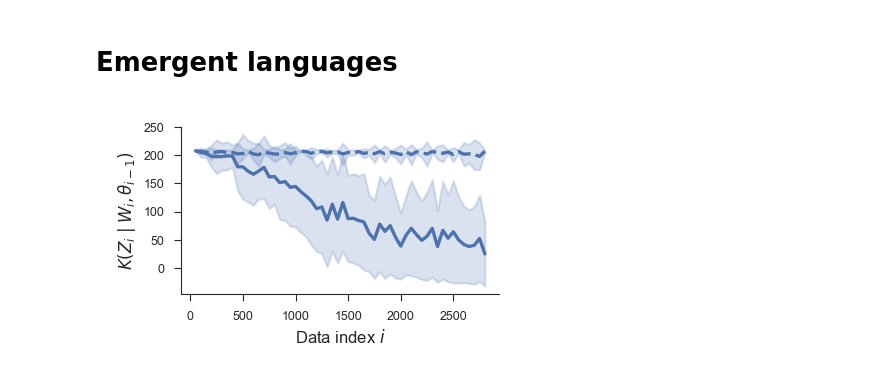
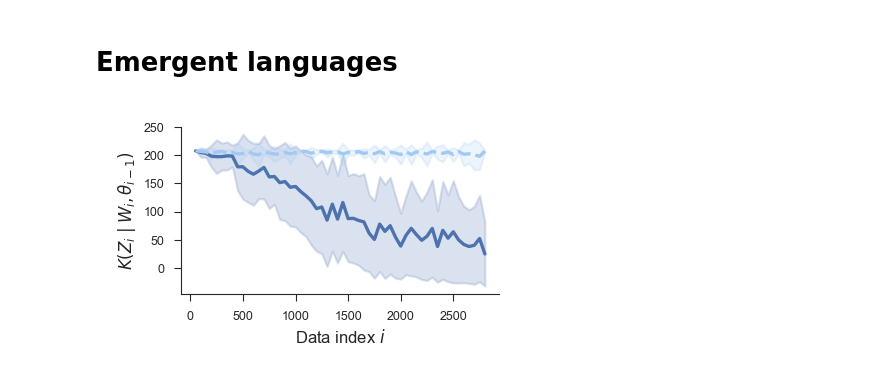
Before and after one commit to EricElmoznino/complexity_compositionality, a Jupyter notebook: papers/idea_preprint/notebook.ipynb, the cells around one changed output. Cells and saved outputs as stored; diff of their text form; code cells hidden in the pictures.

Commit message:
Slightly edited plot

```diff
--- a/papers/idea_preprint/notebook.ipynb
+++ b/papers/idea_preprint/notebook.ipynb
@@ -593,22 +593,24 @@ data_results["reset"] = ~data_results["data_dir"].str.contains("no-resets")
 # %%
 fig, ax = plt.subplots(figsize=(2, 1.2))
 
 sns.lineplot(
     data=data_curve,
     x="data encoded",
     y="K/K(interval i)",
+    hue="reset",
+    hue_order=[True, False],
+    palette=[sns.color_palette()[0], sns.color_palette("pastel")[0]],
     style="reset",
+    style_order=[True, False],
     errorbar="sd",
-    style_order=[True, False],
-    color=sns.color_palette()[0],
     ax=ax,
 )
 
 ax.set(xlabel="Data index $i$", ylabel=r"$K(Z_i\; |\; W_i, \theta_{i-1})$")
 
 ax.legend().remove()
 
 fig.savefig("saved/emergent_languages_prequential_curve.pdf")
 plt.show()
 # %% [output]
-[figure, old version]
+[figure, new version]
```
Also changed, not shown: 1 other file.
